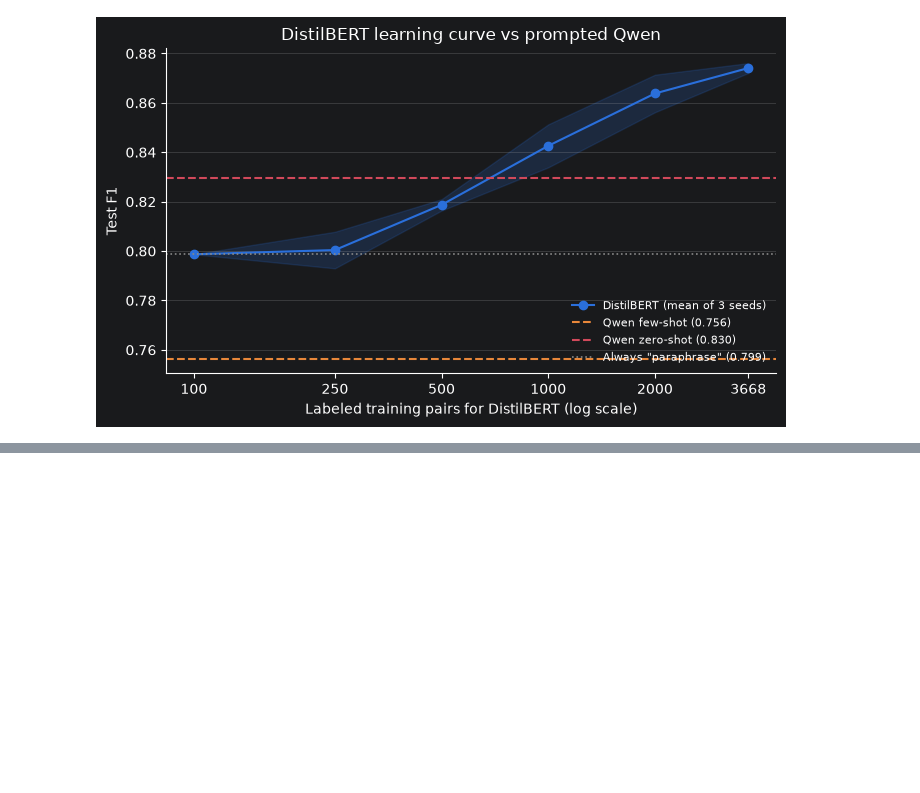
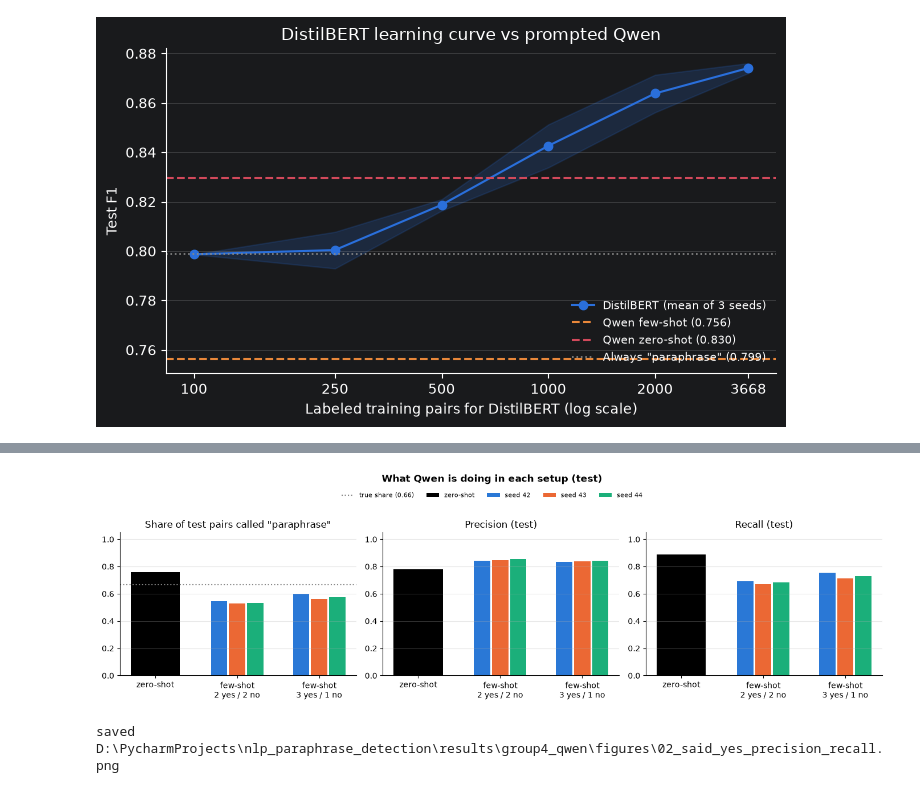
Before and after one commit to freemanchamjames/nlp_paraphrase_detection, a Jupyter notebook: notebooks/06_group4_qwen.ipynb, the cells around one changed output, grey strips where cells are left out. Drawn from its saved outputs; the diff is of its cells as text; code cells hidden in the pictures; blank space fills up the shorter version.

```diff
--- a/notebooks/06_group4_qwen.ipynb
+++ b/notebooks/06_group4_qwen.ipynb
@@ -523,0 +638,30 @@ The cell below **asks for your name** and saves a small record, `last_run.json`,
+# %%
+# ━━━ CELL 14: SAID-YES SHARE, PRECISION AND RECALL ━━━
+true_share = qwen_preds("test", "zeroshot").label.mean()
+fig, axes = plt.subplots(1, 3, figsize=(14, 4.2))
+for ax, metric, title in zip(axes, ["said_yes", "precision", "recall"],
+                             ['Share of test pairs called "paraphrase"', "Precision (test)", "Recall (test)"]):
+    for i, label in enumerate(MODES):
+        d = scores[(scores.split == "test") & (scores["mode"] == label)]
+        if d.empty:
+            continue
+        if d.seed.isna().all():
+            ax.bar(i, d[metric].iloc[0], 0.6, color=ZERO_COLOR, label="zero-shot" if metric == "said_yes" else None)
+        else:
+            for k, s in enumerate(CHART_SEEDS):
+                ax.bar(i + (k - 1) * 0.22, d[d.seed == s][metric].iloc[0], 0.2, color=SEED_COLORS[s],
+                       label=f"seed {s}" if metric == "said_yes" and i == 1 else None)
+    if metric == "said_yes":
+        ax.axhline(true_share, color="#888888", ls=":", lw=1.5, label=f"true share ({true_share:.2f})")
+    ax.set_xticks(range(len(MODES)), [m.replace("few-shot ", "few-shot\n") for m in MODES])
+    ax.set_ylim(0, 1.05)
+    ax.set_title(title)
+    tidy(ax)
+fig.suptitle("What Qwen is doing in each setup (test)", fontweight="bold")
+fig.tight_layout(rect=(0, 0, 1, 0.9))
+fig.legend(*axes[0].get_legend_handles_labels(), loc="upper center", bbox_to_anchor=(0.5, 0.93),
+           ncol=5, frameon=False, fontsize=8)
+save(fig, "02_said_yes_precision_recall.png", layout=False)
+# %% [output]
+[figure, added]
+saved D:\PycharmProjects\nlp_paraphrase_detection\results\group4_qwen\figures\02_said_yes_precision_recall.png
```
Also changed, not shown: parts of 46 cells of this notebook, 14 other files.
